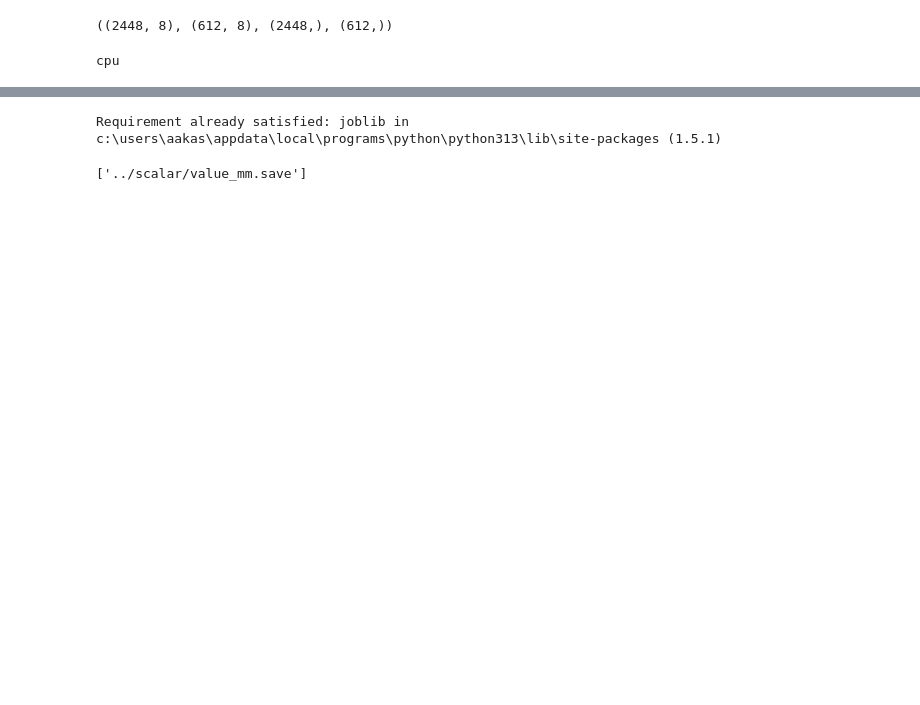
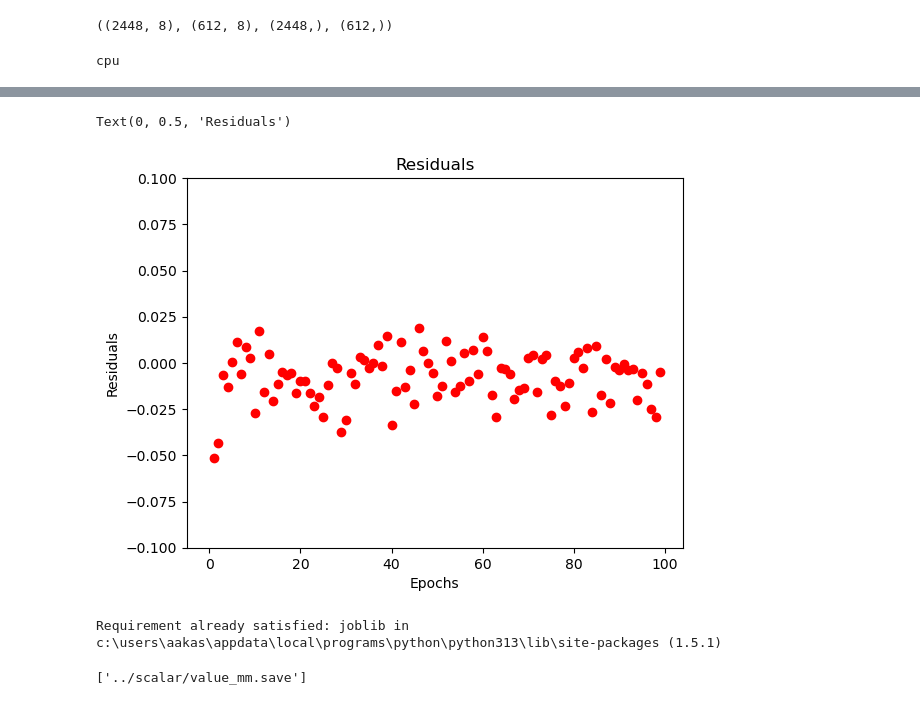
Before and after one commit to aakashvishcoder/Transfer-Market, a Jupyter notebook: model/model.ipynb, the cells around one changed output, grey strips where cells are left out. Cells and saved outputs as stored; diff of their text form; code cells hidden in the pictures; blank space fills up the shorter version.

```diff
--- a/model/model.ipynb
+++ b/model/model.ipynb
@@ -504,3 +511,13 @@ display_graphs(training_losses,testing_losses,num_epochs,"Neural Network")
+# %%
+x = range(num_epochs)
+plt.scatter(x,testing_residuals,color="red")
+plt.title("Residuals")
+plt.xlabel("Epochs")
+plt.ylim(-0.1,0.1)
+plt.ylabel("Residuals")
+# %% [output]
+Text(0, 0.5, 'Residuals')
+[figure, added]
 # %%
 !{sys.executable} -m pip install joblib
 import joblib
```
Also changed, not shown: parts of 8 cells of this notebook, 1 other file.
